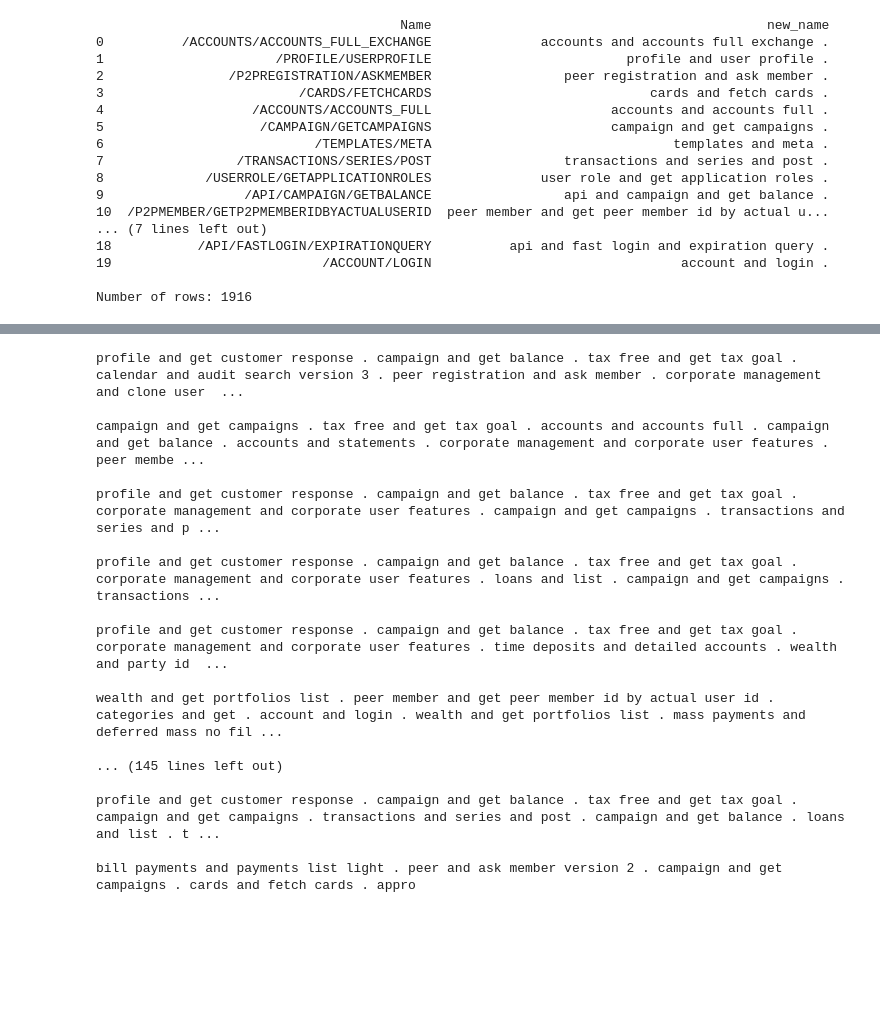
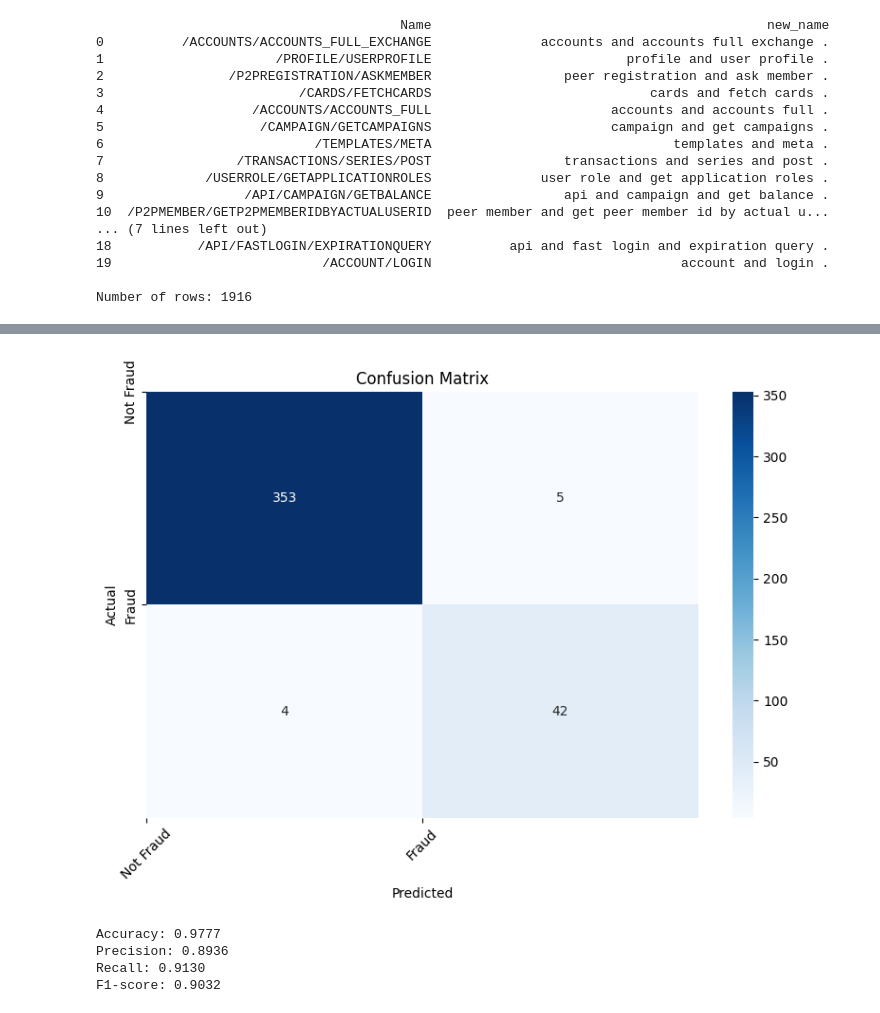
Before and after one commit to lmasud-psu/AI_574_project, a Jupyter notebook: glw.ipynb, the cells around one changed output, grey strips where cells are left out. Drawn from its saved outputs; the diff is of its cells as text; code cells hidden in the pictures; blank space fills up the shorter version.

```diff
--- a/glw.ipynb
+++ b/glw.ipynb
@@ -395,15 +487,0 @@ LOCAL_RANK: 0 - CUDA_VISIBLE_DEVICES: [0]
-# %%
-import matplotlib.pyplot as plt
-import seaborn as sns
-
-def plot_confusion_matrix(cm):
-        plt.figure(figsize=(10, 8))
-        sns.heatmap(cm, annot=True, fmt='d', cmap='Blues')
-        plt.title('Confusion Matrix')
-        plt.ylabel('True label')
-        plt.xlabel('Predicted label')
-        plt.show()
-# %%
-cm = confmat.compute().cpu().numpy()
-
-plot_confusion_matrix(cm)
@@ -420,23 +487,0 @@ Name: count, dtype: int64
-# %%
-filter = df[df['is_fraud'] == 1]
-for row in filter['actions_str']:
-    print(row)
-    print()
-# %% [output]
-profile and get customer response . campaign and get balance . tax free and get tax goal . calendar and audit search version 3 . peer registration and ask member . corporate management and clone user  ...
-
-campaign and get campaigns . tax free and get tax goal . accounts and accounts full . campaign and get balance . accounts and statements . corporate management and corporate user features . peer membe ...
-
-profile and get customer response . campaign and get balance . tax free and get tax goal . corporate management and corporate user features . campaign and get campaigns . transactions and series and p ...
-
-profile and get customer response . campaign and get balance . tax free and get tax goal . corporate management and corporate user features . loans and list . campaign and get campaigns . transactions ...
-
-profile and get customer response . campaign and get balance . tax free and get tax goal . corporate management and corporate user features . time deposits and detailed accounts . wealth and party id  ...
-
-wealth and get portfolios list . peer member and get peer member id by actual user id . categories and get . account and login . wealth and get portfolios list . mass payments and deferred mass no fil ...
-
-... (145 lines left out)
-
-profile and get customer response . campaign and get balance . tax free and get tax goal . campaign and get campaigns . transactions and series and post . campaign and get balance . loans and list . t ...
-
-bill payments and payments list light . peer and ask member version 2 . campaign and get campaigns . cards and fetch cards . appro
@@ -442,0 +511,36 @@ bill payments and payments list light . peer and ask member version 2 . campaign
+# %%
+from sklearn.metrics import confusion_matrix, accuracy_score, precision_score, recall_score, f1_score
+import matplotlib.pyplot as plt
+import seaborn as sns
+
+def plot_confusion_matrix(y_true, y_pred, classes):
+    cm = confusion_matrix(y_true, y_pred)
+    plt.figure(figsize=(8, 6))
+    sns.heatmap(cm, annot=True, fmt='d', cmap='Blues')
+    plt.ylabel('Actual')
+    plt.xlabel('Predicted')
+    plt.title('Confusion Matrix')
+    tick_marks = np.arange(len(classes))
+    plt.xticks(tick_marks, classes, rotation=45)
+    plt.yticks(tick_marks, classes)
+    plt.tight_layout()
+    plt.show()
+# %%
+model.eval()
+y_pred, y_true = get_predictions(model, model.val_dataloader(), device)
+# %%
+# Plot confusion matrix
+classes = ['Not Fraud', 'Fraud']
+plot_confusion_matrix(y_true, y_pred, classes)
+
+# Calculate and print metrics
+print(f"Accuracy: {accuracy_score(y_true, y_pred):.4f}")
+print(f"Precision: {precision_score(y_true, y_pred):.4f}")
+print(f"Recall: {recall_score(y_true, y_pred):.4f}")
+print(f"F1-score: {f1_score(y_true, y_pred):.4f}")
+# %% [output]
+[figure, added]
+Accuracy: 0.9777
+Precision: 0.8936
+Recall: 0.9130
+F1-score: 0.9032
```
Also changed, not shown: parts of 22 cells of this notebook.
